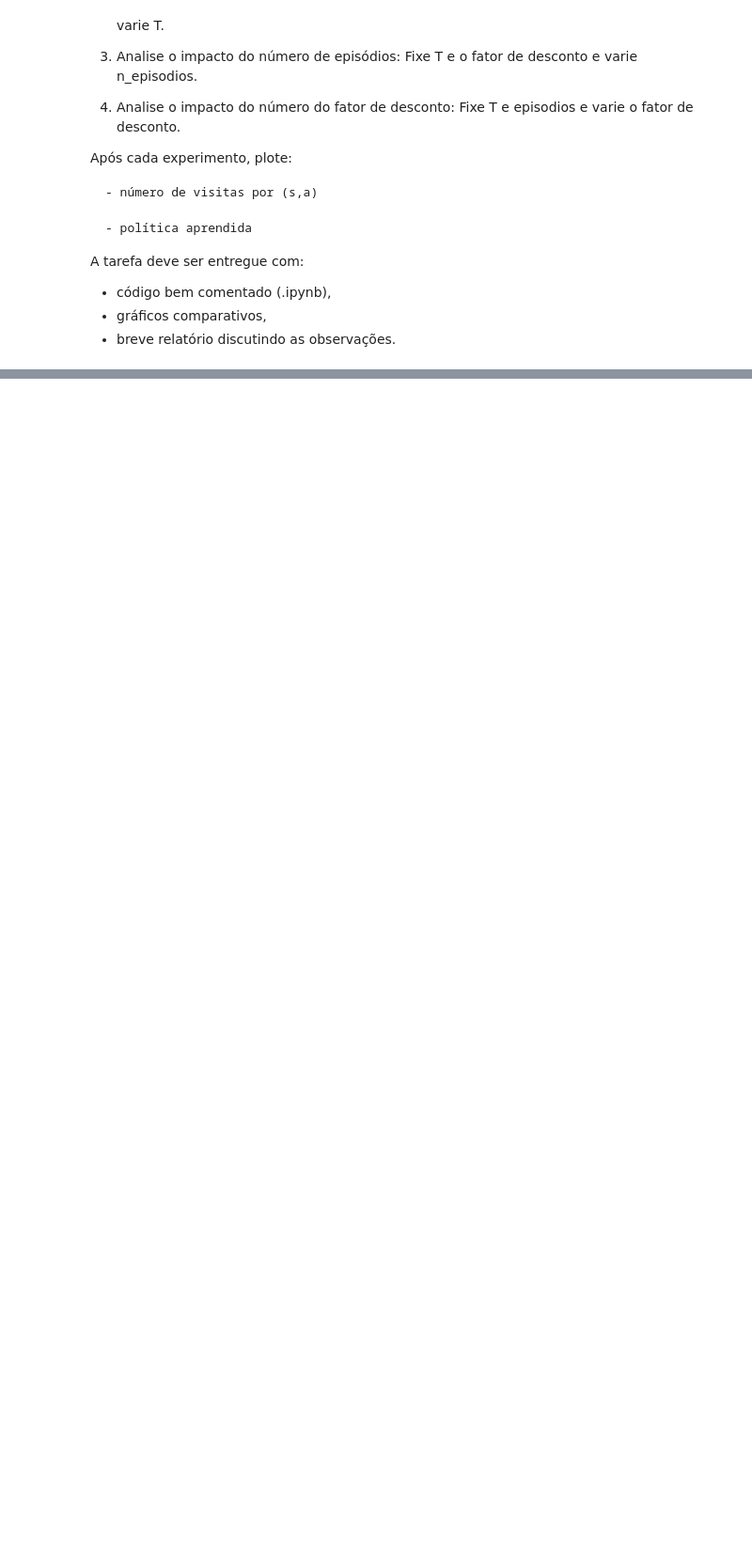
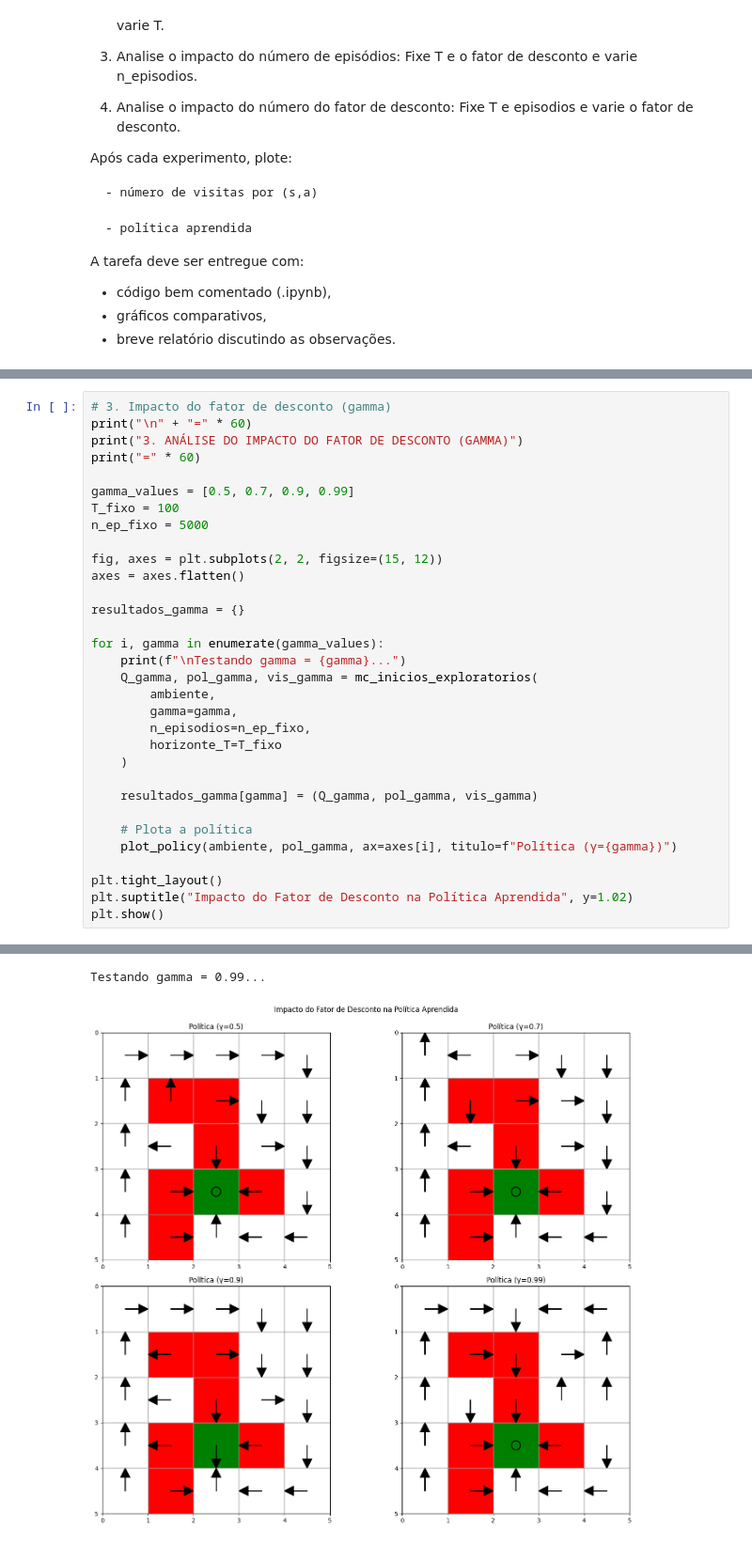
Before and after one commit to danluan/rl-labs, a Jupyter notebook: lab-5/lab_5_MC_inicios_exploratorios.ipynb, the cells around one changed output, grey strips where cells are left out. Shown at 94% size. Drawn from its saved outputs; the diff is of its cells as text; blank space fills up the shorter version.

```diff
--- a/lab-5/lab_5_MC_inicios_exploratorios.ipynb
+++ b/lab-5/lab_5_MC_inicios_exploratorios.ipynb
@@ -540,0 +724,33 @@ A tarefa deve ser entregue com:
+# %%
+# 3. Impacto do fator de desconto (gamma)
+print("\n" + "=" * 60)
+print("3. ANÁLISE DO IMPACTO DO FATOR DE DESCONTO (GAMMA)")
+print("=" * 60)
+
+gamma_values = [0.5, 0.7, 0.9, 0.99]
+T_fixo = 100
+n_ep_fixo = 5000
+
+fig, axes = plt.subplots(2, 2, figsize=(15, 12))
+axes = axes.flatten()
+
+resultados_gamma = {}
+
+for i, gamma in enumerate(gamma_values):
+    print(f"\nTestando gamma = {gamma}...")
+    Q_gamma, pol_gamma, vis_gamma = mc_inicios_exploratorios(
+        ambiente,
+        gamma=gamma,
+        n_episodios=n_ep_fixo,
+        horizonte_T=T_fixo
+    )
+
+    resultados_gamma[gamma] = (Q_gamma, pol_gamma, vis_gamma)
+
+    # Plota a política
+    plot_policy(ambiente, pol_gamma, ax=axes[i], titulo=f"Política (γ={gamma})")
+
+plt.tight_layout()
+plt.suptitle("Impacto do Fator de Desconto na Política Aprendida", y=1.02)
+plt.show()
+# %% [output]
@@ -540,0 +764,2 @@ A tarefa deve ser entregue com:
+Testando gamma = 0.99...
+[figure, added]
```
Also changed, not shown: parts of 9 cells of this notebook.
